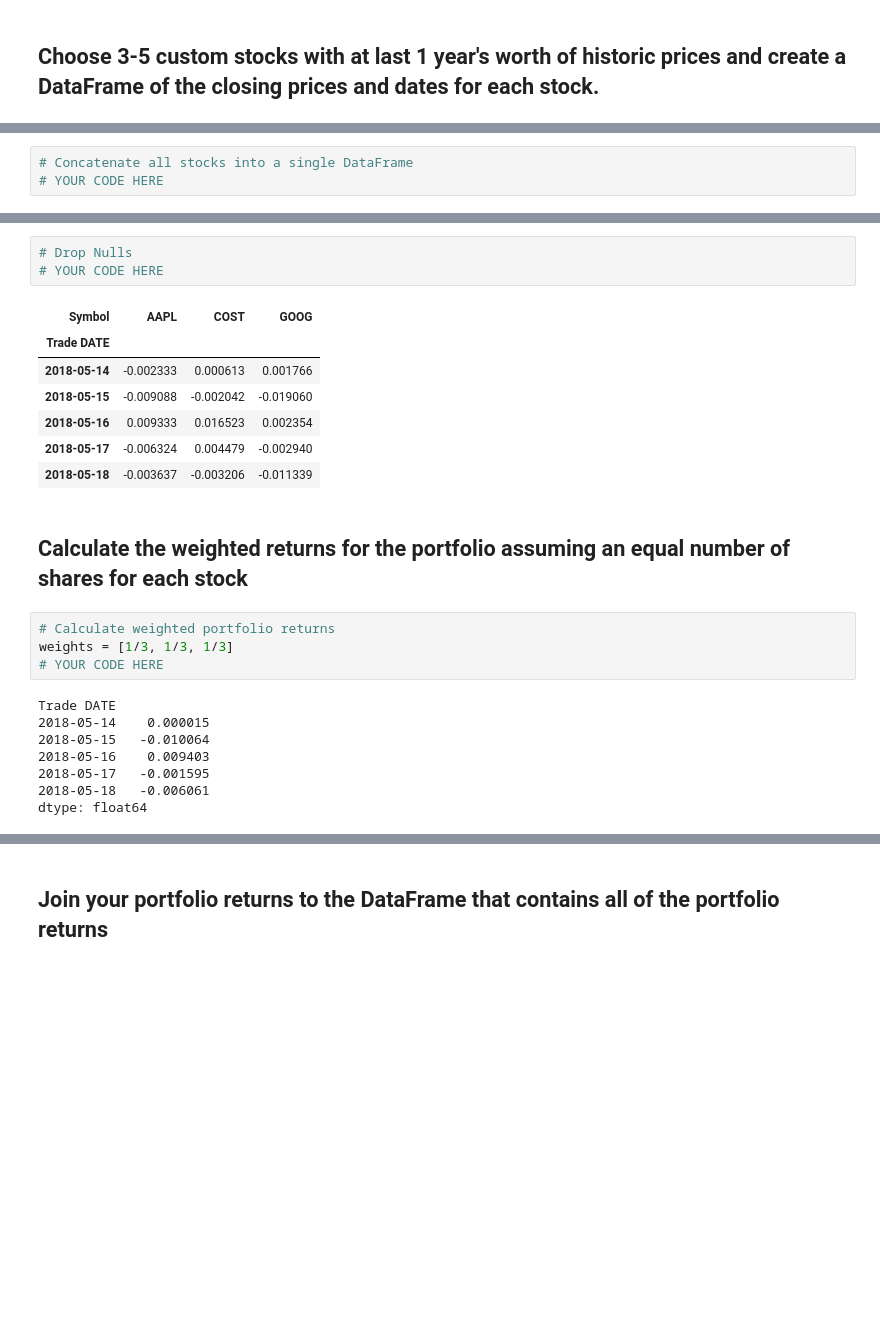
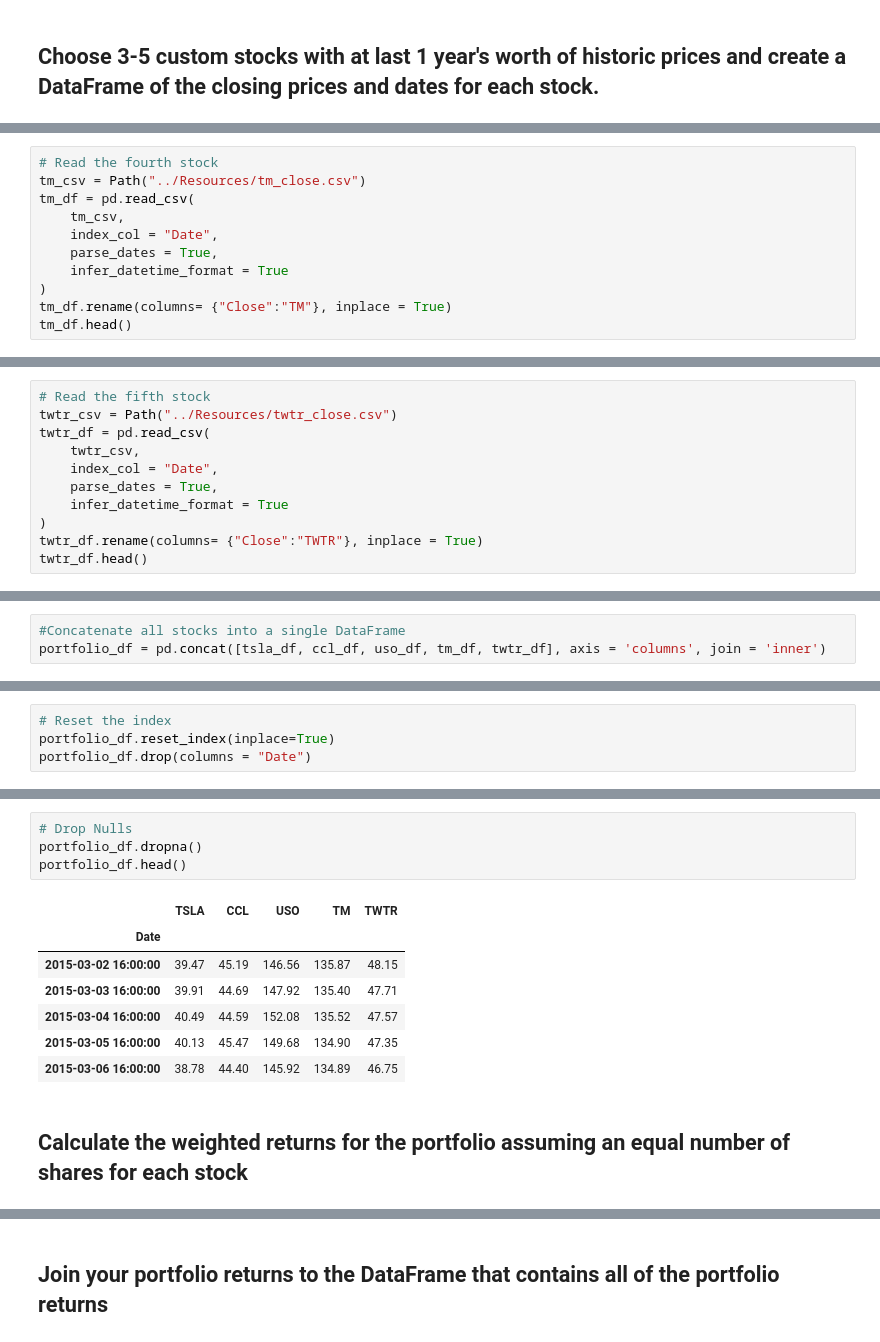
Before and after one commit to vsmolina/pandas1_HW, a Jupyter notebook: main/whale_analysis.ipynb, the cells around one changed output, grey strips where cells are left out. Cells and saved outputs as stored; diff of their text form; blank space fills up the shorter version.

```diff
--- a/main/whale_analysis.ipynb
+++ b/main/whale_analysis.ipynb
@@ -409,0 +429,11 @@ In this section, you will build your own portfolio of stocks, calculate the retu
+# %%
+# Read the fourth stock
+tm_csv = Path("../Resources/tm_close.csv")
+tm_df = pd.read_csv(
+    tm_csv,
+    index_col = "Date",
+    parse_dates = True,
+    infer_datetime_format = True
+)
+tm_df.rename(columns= {"Close":"TM"}, inplace = True)
+tm_df.head()
@@ -409,0 +448,11 @@ In this section, you will build your own portfolio of stocks, calculate the retu
+# %%
+# Read the fifth stock
+twtr_csv = Path("../Resources/twtr_close.csv")
+twtr_df = pd.read_csv(
+    twtr_csv,
+    index_col = "Date",
+    parse_dates = True,
+    infer_datetime_format = True
+)
+twtr_df.rename(columns= {"Close":"TWTR"}, inplace = True)
+twtr_df.head()
@@ -410,3 +467,3 @@ In this section, you will build your own portfolio of stocks, calculate the retu
 # %%
-# Concatenate all stocks into a single DataFrame
-# YOUR CODE HERE
+#Concatenate all stocks into a single DataFrame
+portfolio_df = pd.concat([tsla_df, ccl_df, uso_df, tm_df, twtr_df], axis = 'columns', join = 'inner')
@@ -430,0 +470,4 @@ In this section, you will build your own portfolio of stocks, calculate the retu
+# %%
+# Reset the index
+portfolio_df.reset_index(inplace=True)
+portfolio_df.drop(columns = "Date")
@@ -442,25 +490,14 @@ In this section, you will build your own portfolio of stocks, calculate the retu
 # %%
 # Drop Nulls
-# YOUR CODE HERE
+portfolio_df.dropna()
+portfolio_df.head()
 # %% [output]
-| Symbol | AAPL | COST | GOOG |
-| Trade DATE |  |  |  |
-| 2018-05-14 | -0.002333 | 0.000613 | 0.001766 |
-| 2018-05-15 | -0.009088 | -0.002042 | -0.019060 |
-| 2018-05-16 | 0.009333 | 0.016523 | 0.002354 |
-| 2018-05-17 | -0.006324 | 0.004479 | -0.002940 |
-| 2018-05-18 | -0.003637 | -0.003206 | -0.011339 |
+|  | TSLA | CCL | USO | TM | TWTR |
+| Date |  |  |  |  |  |
+| 2015-03-02 16:00:00 | 39.47 | 45.19 | 146.56 | 135.87 | 48.15 |
+| 2015-03-03 16:00:00 | 39.91 | 44.69 | 147.92 | 135.40 | 47.71 |
+| 2015-03-04 16:00:00 | 40.49 | 44.59 | 152.08 | 135.52 | 47.57 |
+| 2015-03-05 16:00:00 | 40.13 | 45.47 | 149.68 | 134.90 | 47.35 |
+| 2015-03-06 16:00:00 | 38.78 | 44.40 | 145.92 | 134.89 | 46.75 |
 # %% [markdown]
 ## Calculate the weighted returns for the portfolio assuming an equal number of shares for each stock
-# %%
-# Calculate weighted portfolio returns
-weights = [1/3, 1/3, 1/3]
-# YOUR CODE HERE
-# %% [output]
-Trade DATE
-2018-05-14    0.000015
-2018-05-15   -0.010064
-2018-05-16    0.009403
-2018-05-17   -0.001595
-2018-05-18   -0.006061
-dtype: float64
```
Also changed, not shown: parts of 29 cells of this notebook, 5 other files.
